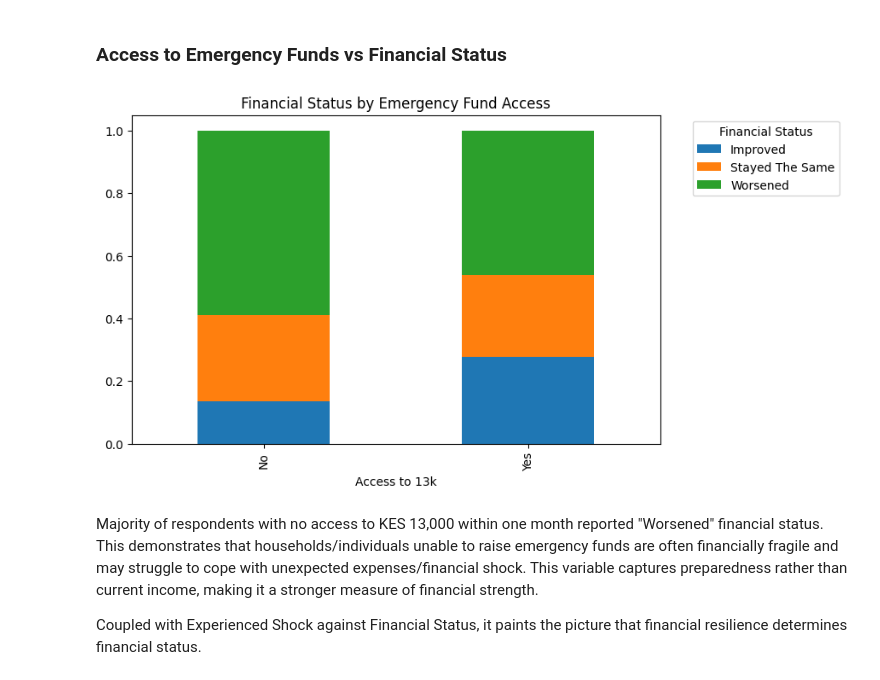
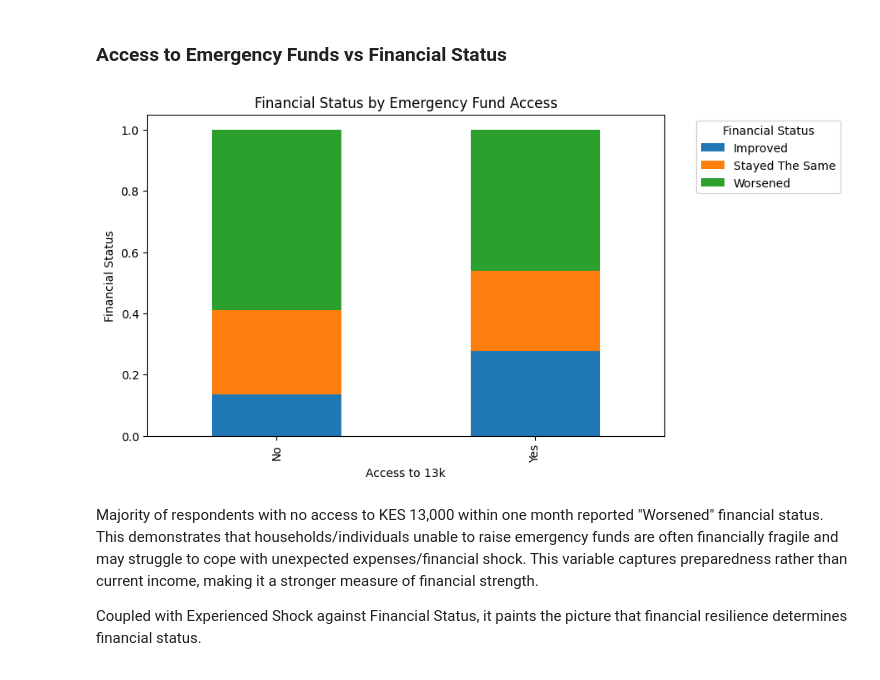
Before and after one commit to Guy0Kana/Datasprint2026-KenyaFinAccess, a Jupyter notebook: finaccess2024.ipynb, the cells around one changed output. Saved outputs shown, nothing was run; the diff lists cells and outputs as text; code cells hidden in the pictures.

```diff
--- a/finaccess2024.ipynb
+++ b/finaccess2024.ipynb
@@ -301,22 +305,23 @@ Shock is therefore a more discriminating variable than monthly income.
 # %%
 funds_table = pd.crosstab(
     financialaccess['accessto_13k_1month'],
     financialaccess['financial_status'],
     normalize='index'
 )
 
 funds_table.plot(
     kind='bar',
     stacked=True,
     figsize=(8,5)
 )
 
 plt.title("Financial Status by Emergency Fund Access")
 plt.xlabel("Access to 13k")
+plt.ylabel("Financial Status")
 plt.legend(title="Financial Status", bbox_to_anchor=(1.05, 1), loc='upper left')
 plt.show()
 # %% [output]
-[figure, old version]
+[figure, new version]
 # %% [markdown]
 Majority of respondents with no access to KES 13,000 within one month reported "Worsened" financial status. This demonstrates that households/individuals unable to raise emergency funds are often financially fragile and may struggle to cope with unexpected expenses/financial shock. This variable captures preparedness rather than current income, making it a stronger measure of financial strength.
 
```
Also changed, not shown: parts of 6 cells of this notebook.
